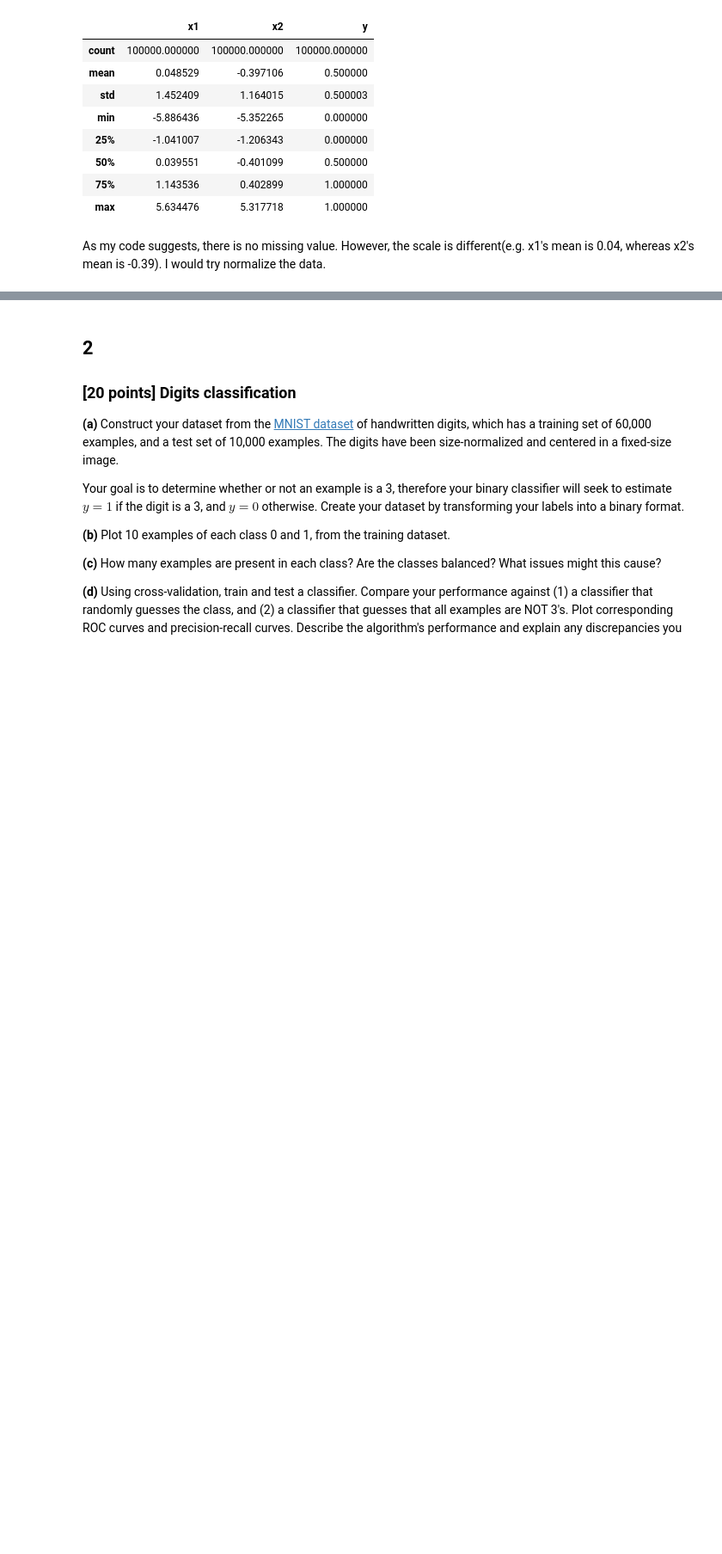
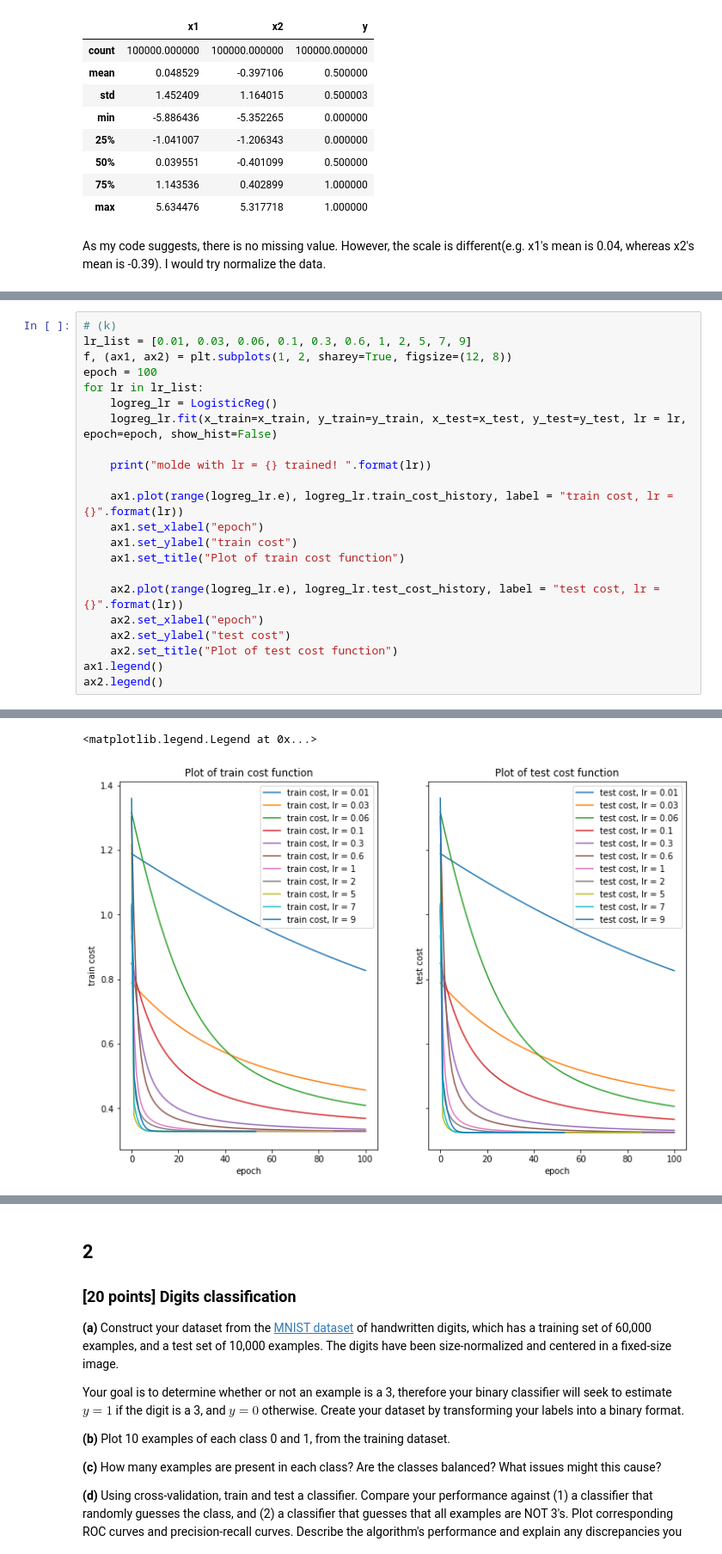
Before and after one commit to chrimiway/machine-learning-course, a Jupyter notebook: Assignment3.ipynb, the cells around one changed output, grey strips where cells are left out. Shown at 86% size. Cells and saved outputs as stored; diff of their text form; blank space fills up the shorter version.

```diff
--- a/Assignment3.ipynb
+++ b/Assignment3.ipynb
@@ -214,0 +239,23 @@ plt.show
+# %%
+# (k)
+lr_list = [0.01, 0.03, 0.06, 0.1, 0.3, 0.6, 1, 2, 5, 7, 9]
+f, (ax1, ax2) = plt.subplots(1, 2, sharey=True, figsize=(12, 8))
+epoch = 100
+for lr in lr_list:
+    logreg_lr = LogisticReg()
+    logreg_lr.fit(x_train=x_train, y_train=y_train, x_test=x_test, y_test=y_test, lr = lr, epoch=epoch, show_hist=False)
+
+    print("molde with lr = {} trained! ".format(lr))
+
+    ax1.plot(range(logreg_lr.e), logreg_lr.train_cost_history, label = "train cost, lr = {}".format(lr))
+    ax1.set_xlabel("epoch")
+    ax1.set_ylabel("train cost")
+    ax1.set_title("Plot of train cost function")
+
+    ax2.plot(range(logreg_lr.e), logreg_lr.test_cost_history, label = "test cost, lr = {}".format(lr))
+    ax2.set_xlabel("epoch")
+    ax2.set_ylabel("test cost")
+    ax2.set_title("Plot of test cost function")
+ax1.legend()
+ax2.legend()
+# %% [output]
@@ -214,0 +279,2 @@ plt.show
+<matplotlib.legend.Legend at 0x...>
+[figure, added]
```
Also changed, not shown: parts of 12 cells of this notebook.
